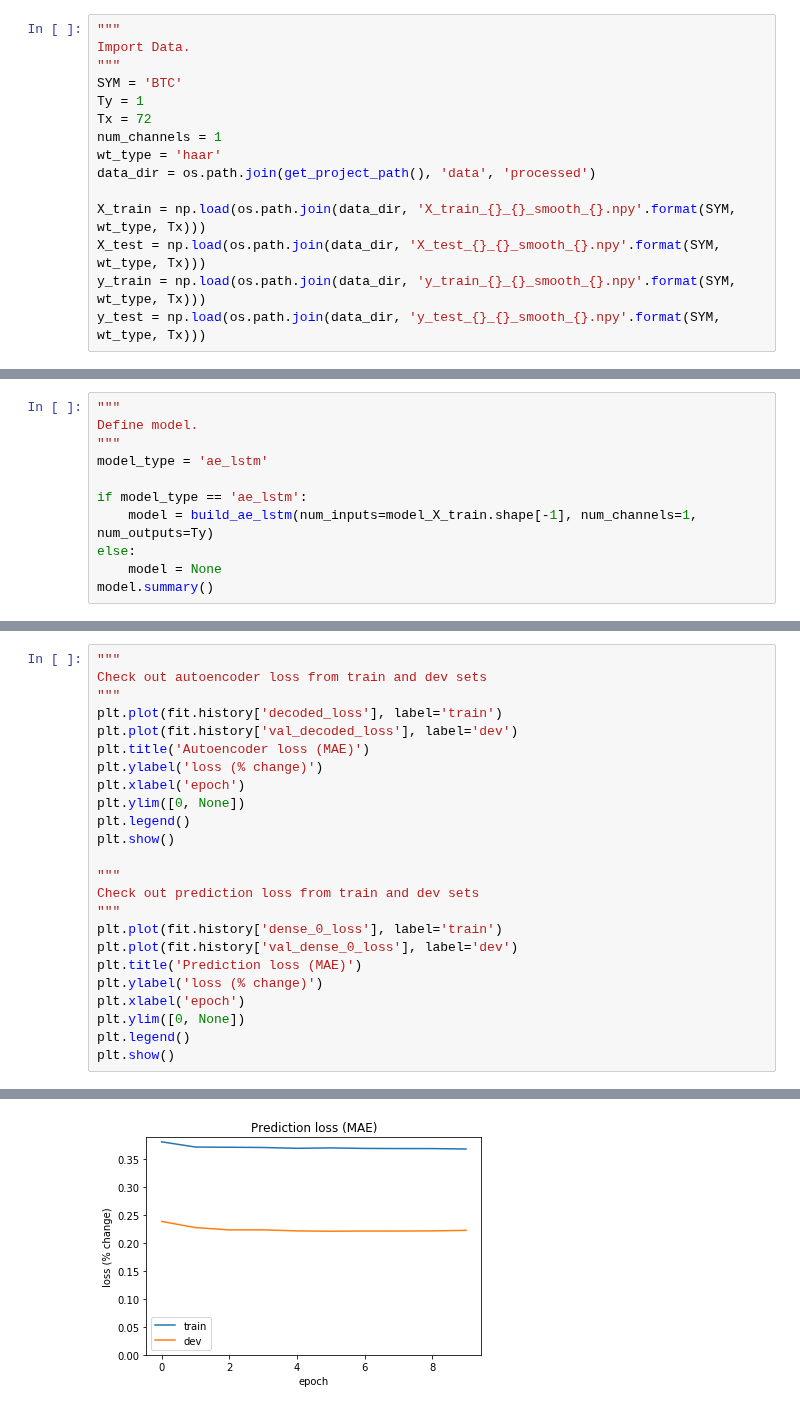
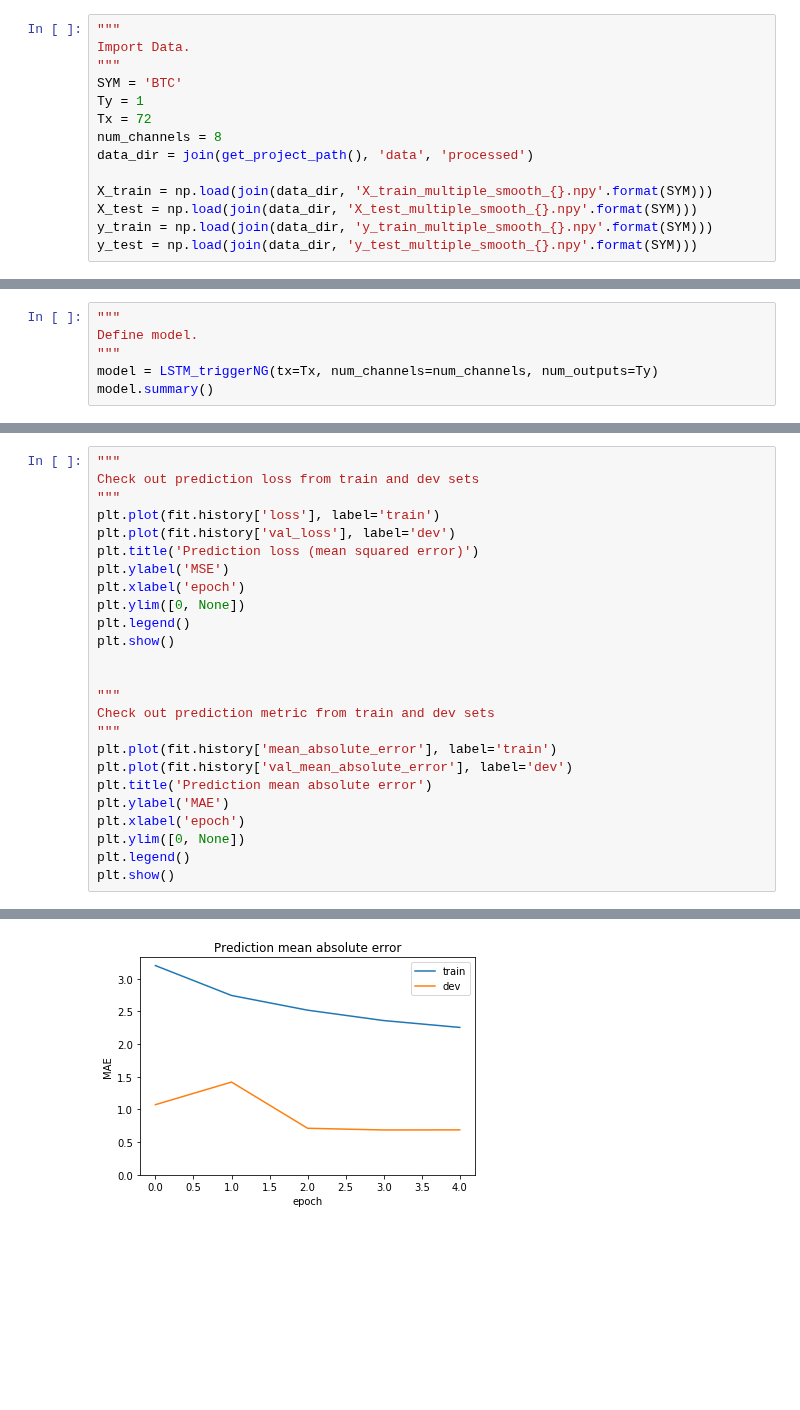
Before and after one commit to daniel-cortez-stevenson/crypto-predict, a Jupyter notebook: notebooks/wt_smooth_rnn_model_dev.ipynb, the cells around one changed output, grey strips where cells are left out. Saved outputs shown, nothing was run; the diff lists cells and outputs as text; blank space fills up the shorter version.

```diff
--- a/notebooks/wt_smooth_rnn_model_dev.ipynb
+++ b/notebooks/wt_smooth_rnn_model_dev.ipynb
@@ -26,14 +26,13 @@ Import Data.
 SYM = 'BTC'
 Ty = 1
 Tx = 72
-num_channels = 1
-wt_type = 'haar'
-data_dir = os.path.join(get_project_path(), 'data', 'processed')
+num_channels = 8
+data_dir = join(get_project_path(), 'data', 'processed')
 
-X_train = np.load(os.path.join(data_dir, 'X_train_{}_{}_smooth_{}.npy'.format(SYM, wt_type, Tx)))
-X_test = np.load(os.path.join(data_dir, 'X_test_{}_{}_smooth_{}.npy'.format(SYM, wt_type, Tx)))
-y_train = np.load(os.path.join(data_dir, 'y_train_{}_{}_smooth_{}.npy'.format(SYM, wt_type, Tx)))
-y_test = np.load(os.path.join(data_dir, 'y_test_{}_{}_smooth_{}.npy'.format(SYM, wt_type, Tx)))
+X_train = np.load(join(data_dir, 'X_train_multiple_smooth_{}.npy'.format(SYM)))
+X_test = np.load(join(data_dir, 'X_test_multiple_smooth_{}.npy'.format(SYM)))
+y_train = np.load(join(data_dir, 'y_train_multiple_smooth_{}.npy'.format(SYM)))
+y_test = np.load(join(data_dir, 'y_test_multiple_smooth_{}.npy'.format(SYM)))
 # %%
 X_train.shape, X_test.shape, y_test.shape, y_train.shape
 # %% [output]
@@ -93,11 +82,6 @@ constant MSE: 0.21837045216673828
 """
 Define model.
 """
-model_type = 'ae_lstm'
-
-if model_type == 'ae_lstm':
-    model = build_ae_lstm(num_inputs=model_X_train.shape[-1], num_channels=1, num_outputs=Ty)
-else:
-    model = None
+model = LSTM_triggerNG(tx=Tx, num_channels=num_channels, num_outputs=Ty)
 model.summary()
 # %% [output]
@@ -168,23 +152,24 @@ Epoch 10/10
 # %%
 """
-Check out autoencoder loss from train and dev sets
+Check out prediction loss from train and dev sets
 """
-plt.plot(fit.history['decoded_loss'], label='train')
-plt.plot(fit.history['val_decoded_loss'], label='dev')
-plt.title('Autoencoder loss (MAE)')
-plt.ylabel('loss (% change)')
+plt.plot(fit.history['loss'], label='train')
+plt.plot(fit.history['val_loss'], label='dev')
+plt.title('Prediction loss (mean squared error)')
+plt.ylabel('MSE')
 plt.xlabel('epoch')
 plt.ylim([0, None])
 plt.legend()
 plt.show()
 
+
 """
-Check out prediction loss from train and dev sets
+Check out prediction metric from train and dev sets
 """
-plt.plot(fit.history['dense_0_loss'], label='train')
-plt.plot(fit.history['val_dense_0_loss'], label='dev')
-plt.title('Prediction loss (MAE)')
-plt.ylabel('loss (% change)')
+plt.plot(fit.history['mean_absolute_error'], label='train')
+plt.plot(fit.history['val_mean_absolute_error'], label='dev')
+plt.title('Prediction mean absolute error')
+plt.ylabel('MAE')
 plt.xlabel('epoch')
 plt.ylim([0, None])
 plt.legend()
@@ -194,2 +179,2 @@ plt.show()
-[figure, old version]
+[figure, new version]
 # %%
```
Also changed, not shown: parts of 12 cells of this notebook, 18 other files.
